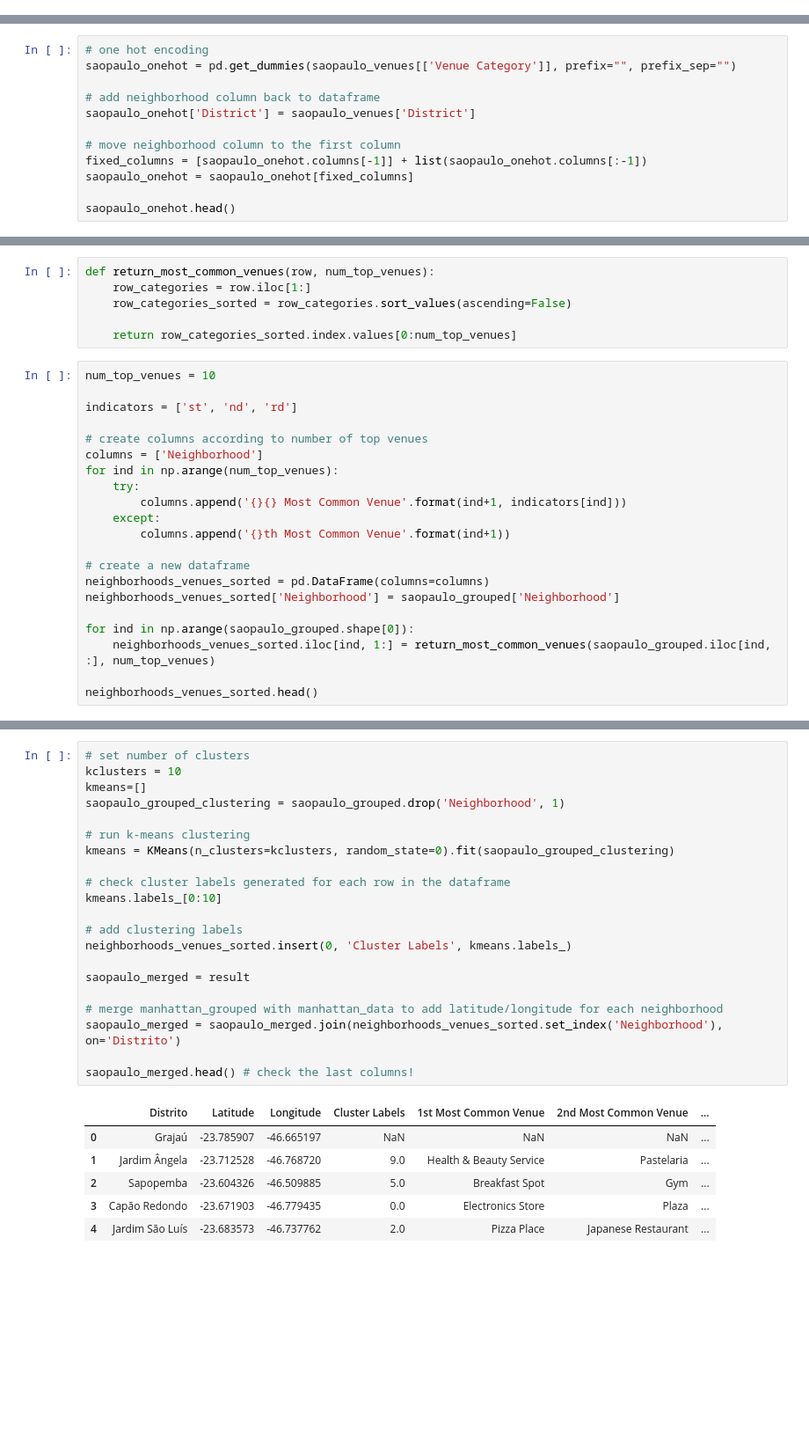
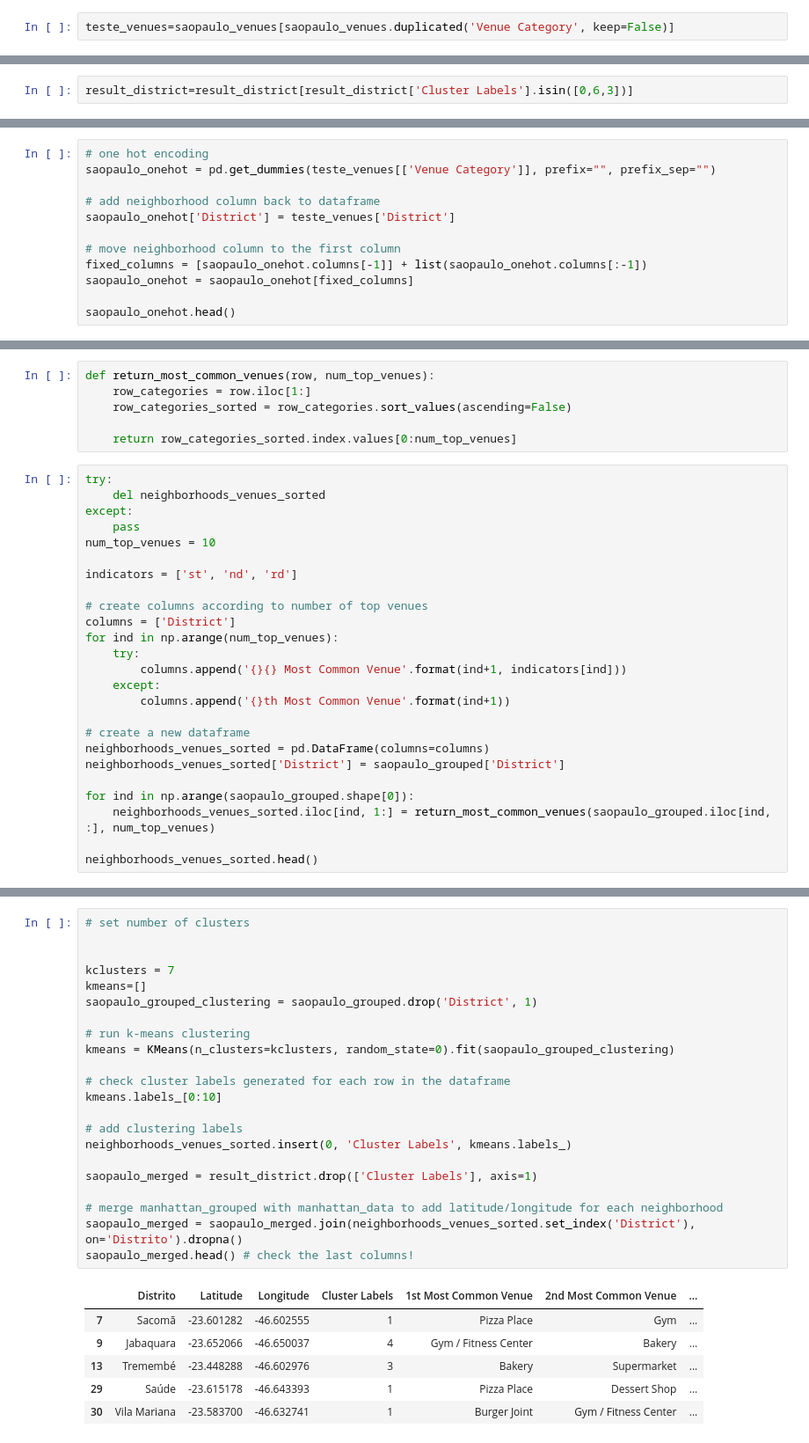
Before and after one commit to PauloPeclat/Coursera_Capstone, a Jupyter notebook: IBM Data Science Capstone Project Problem and Data.ipynb, the cells around one changed output, grey strips where cells are left out. Shown at 88% size. Saved outputs shown, nothing was run; the diff lists cells and outputs as text; blank space fills up the shorter version.

```diff
--- a/IBM Data Science Capstone Project Problem and Data.ipynb
+++ b/IBM Data Science Capstone Project Problem and Data.ipynb
@@ -258,0 +221,2 @@ saopaulo_venues.shape
+# %%
+teste_venues=saopaulo_venues[saopaulo_venues.duplicated('Venue Category', keep=False)]
@@ -258,0 +293,2 @@ saopaulo_venues.shape
+# %%
+result_district=result_district[result_district['Cluster Labels'].isin([0,6,3])]
@@ -259,9 +322,9 @@ saopaulo_venues.shape
 # %%
 # one hot encoding
-saopaulo_onehot = pd.get_dummies(saopaulo_venues[['Venue Category']], prefix="", prefix_sep="")
+saopaulo_onehot = pd.get_dummies(teste_venues[['Venue Category']], prefix="", prefix_sep="")
 
 # add neighborhood column back to dataframe
-saopaulo_onehot['District'] = saopaulo_venues['District']
+saopaulo_onehot['District'] = teste_venues['District']
 
 # move neighborhood column to the first column
 fixed_columns = [saopaulo_onehot.columns[-1]] + list(saopaulo_onehot.columns[:-1])
@@ -346,12 +396,16 @@ def return_most_common_venues(row, num_top_venues):
 
     return row_categories_sorted.index.values[0:num_top_venues]
 # %%
+try:
+    del neighborhoods_venues_sorted
+except:
+    pass
 num_top_venues = 10
 
 indicators = ['st', 'nd', 'rd']
 
 # create columns according to number of top venues
-columns = ['Neighborhood']
+columns = ['District']
 for ind in np.arange(num_top_venues):
     try:
         columns.append('{}{} Most Common Venue'.format(ind+1, indicators[ind]))
@@ -360,7 +414,7 @@ for ind in np.arange(num_top_venues):
 
 # create a new dataframe
 neighborhoods_venues_sorted = pd.DataFrame(columns=columns)
-neighborhoods_venues_sorted['Neighborhood'] = saopaulo_grouped['Neighborhood']
+neighborhoods_venues_sorted['District'] = saopaulo_grouped['District']
 
 for ind in np.arange(saopaulo_grouped.shape[0]):
     neighborhoods_venues_sorted.iloc[ind, 1:] = return_most_common_venues(saopaulo_grouped.iloc[ind, :], num_top_venues)
@@ -376,31 +473,32 @@ neighborhoods_venues_sorted.head()
 # %%
 # set number of clusters
-kclusters = 10
+
+
+kclusters = 7
 kmeans=[]
-saopaulo_grouped_clustering = saopaulo_grouped.drop('Neighborhood', 1)
+saopaulo_grouped_clustering = saopaulo_grouped.drop('District', 1)
 
 # run k-means clustering
 kmeans = KMeans(n_clusters=kclusters, random_state=0).fit(saopaulo_grouped_clustering)
 
 # check cluster labels generated for each row in the dataframe
 kmeans.labels_[0:10]
 
 # add clustering labels
 neighborhoods_venues_sorted.insert(0, 'Cluster Labels', kmeans.labels_)
 
-saopaulo_merged = result
+saopaulo_merged = result_district.drop(['Cluster Labels'], axis=1)
 
 # merge manhattan_grouped with manhattan_data to add latitude/longitude for each neighborhood
-saopaulo_merged = saopaulo_merged.join(neighborhoods_venues_sorted.set_index('Neighborhood'), on='Distrito')
-
+saopaulo_merged = saopaulo_merged.join(neighborhoods_venues_sorted.set_index('District'), on='Distrito').dropna()
 saopaulo_merged.head() # check the last columns!
 # %% [output]
 |  | Distrito | Latitude | Longitude | Cluster Labels | 1st Most Common Venue | 2nd Most Common Venue | ... |
-| 0 | Grajaú | -23.785907 | -46.665197 | NaN | NaN | NaN | ... |
-| 1 | Jardim Ângela | -23.712528 | -46.768720 | 9.0 | Health & Beauty Service | Pastelaria | ... |
-| 2 | Sapopemba | -23.604326 | -46.509885 | 5.0 | Breakfast Spot | Gym | ... |
-| 3 | Capão Redondo | -23.671903 | -46.779435 | 0.0 | Electronics Store | Plaza | ... |
-| 4 | Jardim São Luís | -23.683573 | -46.737762 | 2.0 | Pizza Place | Japanese Restaurant | ... |
+| 7 | Sacomã | -23.601282 | -46.602555 | 1 | Pizza Place | Gym | ... |
+| 9 | Jabaquara | -23.652066 | -46.650037 | 4 | Gym / Fitness Center | Bakery | ... |
+| 13 | Tremembé | -23.448288 | -46.602976 | 3 | Bakery | Supermarket | ... |
+| 29 | Saúde | -23.615178 | -46.643393 | 1 | Pizza Place | Dessert Shop | ... |
+| 30 | Vila Mariana | -23.583700 | -46.632741 | 1 | Burger Joint | Gym / Fitness Center | ... |
 # %%
 saopaulo_merged
 # %% [output]
```
Also changed, not shown: parts of 36 cells of this notebook.
